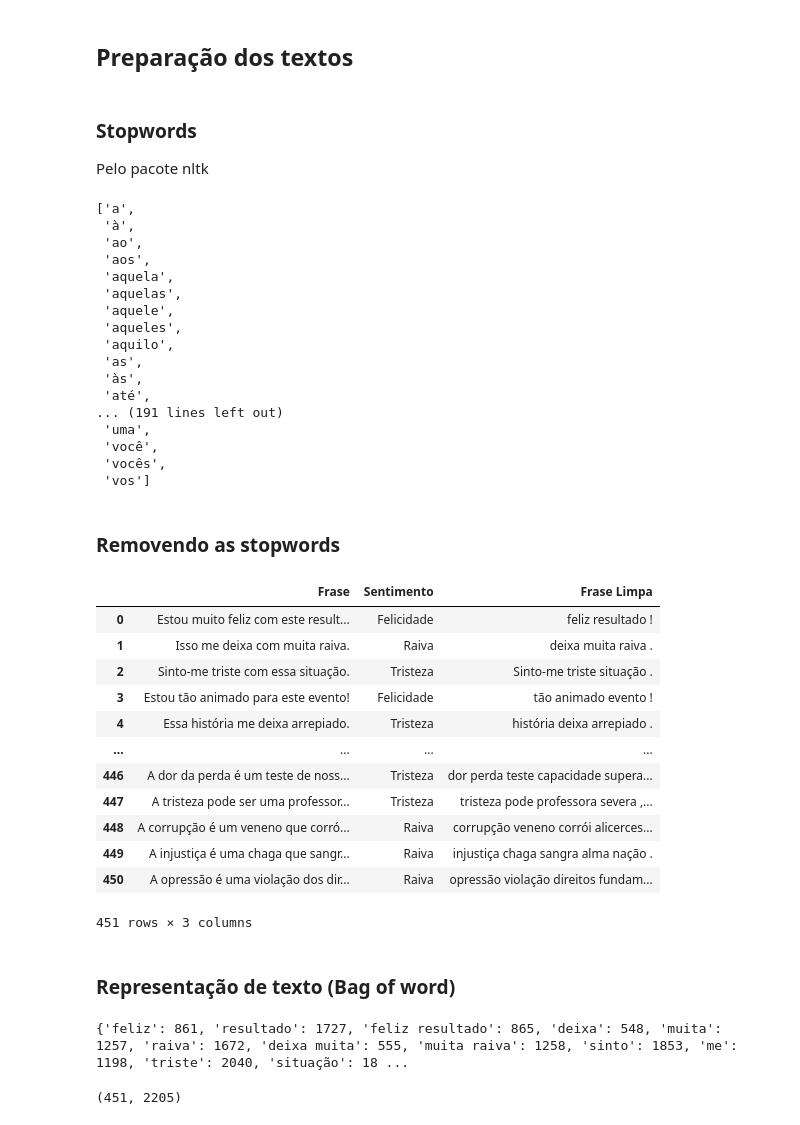
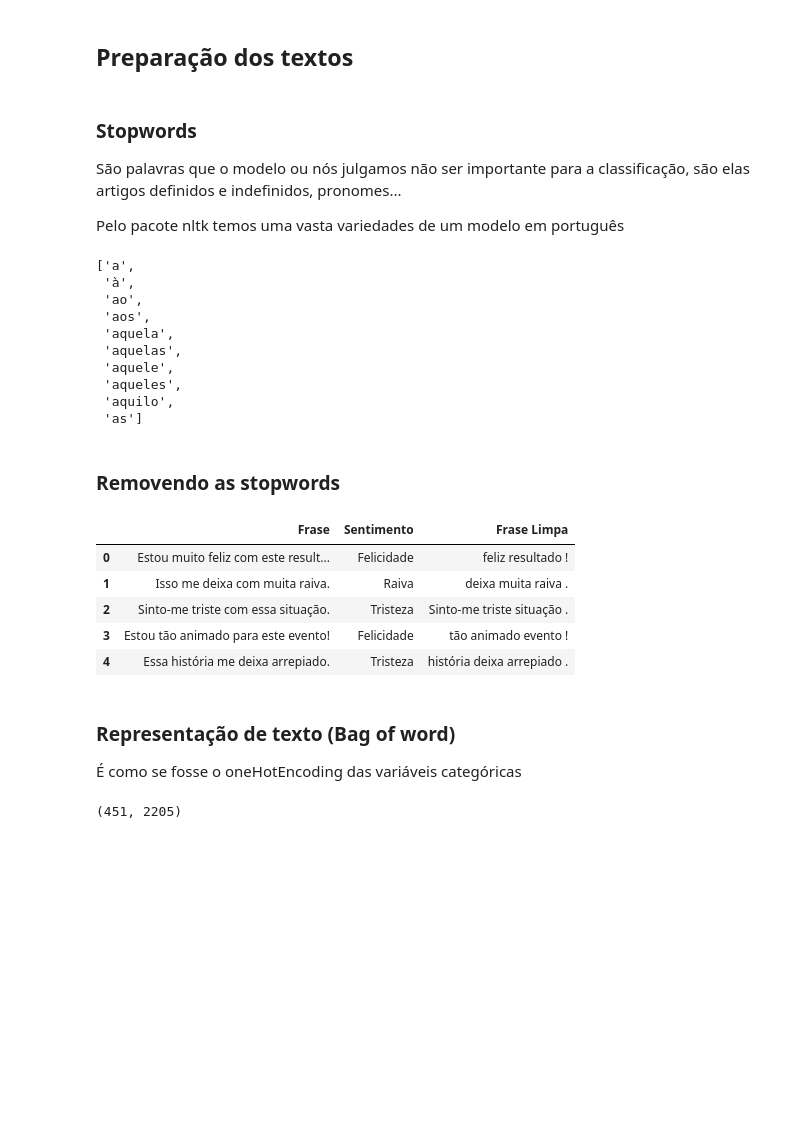
Before and after one commit to ben-hurs/Analise-de-sentimento, a Jupyter notebook: notebook_analise_de_sentimentos.ipynb, the cells around one changed output. Drawn from its saved outputs; the diff is of its cells as text; code cells hidden in the pictures; blank space fills up the shorter version.

```diff
--- a/notebook_analise_de_sentimentos.ipynb
+++ b/notebook_analise_de_sentimentos.ipynb
@@ -136,10 +138,12 @@ Name: Sentimento, dtype: float64
 # %% [markdown]
 ### Stopwords
 
-Pelo pacote nltk
+São palavras que o modelo ou nós julgamos não ser importante para a classificação, são elas artigos definidos e indefinidos, pronomes...
+
+Pelo pacote nltk temos uma vasta variedades de um modelo em português
 # %%
 lista_stopwords = nltk.corpus.stopwords.words('portuguese')
-lista_stopwords
+lista_stopwords[:10]
 # %% [output]
 ['a',
  'à',
@@ -150,45 +154,33 @@ lista_stopwords
  'aquele',
  'aqueles',
  'aquilo',
- 'as',
- 'às',
- 'até',
-... (191 lines left out)
- 'uma',
- 'você',
- 'vocês',
- 'vos']
+ 'as']
 # %% [markdown]
 ### Removendo as stopwords
 # %%
 df_stop = df.copy()
 # %%
-def remove_stopwords_from_text(text):
+def remove_stopwords(text):
     tokens = word_tokenize(text, language='portuguese')
     filtered_tokens = [word for word in tokens if word.lower() not in lista_stopwords]
     return ' '.join(filtered_tokens)
 
 # Remove as stopwords da coluna 'Frase'
-df_stop['Frase Limpa'] = df_stop['Frase'].apply(remove_stopwords_from_text)
-df_stop
+df_stop['Frase Limpa'] = df_stop['Frase'].apply(remove_stopwords)
+df_stop.head()
 # %% [output]
 |  | Frase | Sentimento | Frase Limpa |
 | 0 | Estou muito feliz com este result... | Felicidade | feliz resultado ! |
 | 1 | Isso me deixa com muita raiva. | Raiva | deixa muita raiva . |
 | 2 | Sinto-me triste com essa situação. | Tristeza | Sinto-me triste situação . |
 | 3 | Estou tão animado para este evento! | Felicidade | tão animado evento ! |
 | 4 | Essa história me deixa arrepiado. | Tristeza | história deixa arrepiado . |
-| ... | ... | ... | ... |
-| 446 | A dor da perda é um teste de noss... | Tristeza | dor perda teste capacidade supera... |
-| 447 | A tristeza pode ser uma professor... | Tristeza | tristeza pode professora severa ,... |
-| 448 | A corrupção é um veneno que corró... | Raiva | corrupção veneno corrói alicerces... |
-| 449 | A injustiça é uma chaga que sangr... | Raiva | injustiça chaga sangra alma nação . |
-| 450 | A opressão é uma violação dos dir... | Raiva | opressão violação direitos fundam... |
-451 rows × 3 columns
 # %%
 df_stop.to_csv('stop_words.csv', index=False)
 # %% [markdown]
 ### Representação de texto (Bag of word)
+
+É como se fosse o oneHotEncoding das variáveis categóricas
 # %%
 from sklearn.feature_extraction.text import CountVectorizer
 # %%
@@ -196,9 +188,7 @@ countvec = CountVectorizer(ngram_range = (1,2))
 countvec_data = countvec.fit_transform(df_stop['Frase Limpa'])
 # %%
 # Vocabulário criado a partir dos textos
-print(countvec.vocabulary_)
+#print(countvec.vocabulary_)
-# %% [output]
-{'feliz': 861, 'resultado': 1727, 'feliz resultado': 865, 'deixa': 548, 'muita': 1257, 'raiva': 1672, 'deixa muita': 555, 'muita raiva': 1258, 'sinto': 1853, 'me': 1198, 'triste': 2040, 'situação': 18 ...
 # %%
 countvec_data.shape
 # %% [output]
```
Also changed, not shown: parts of 43 cells of this notebook, 4 other files.
